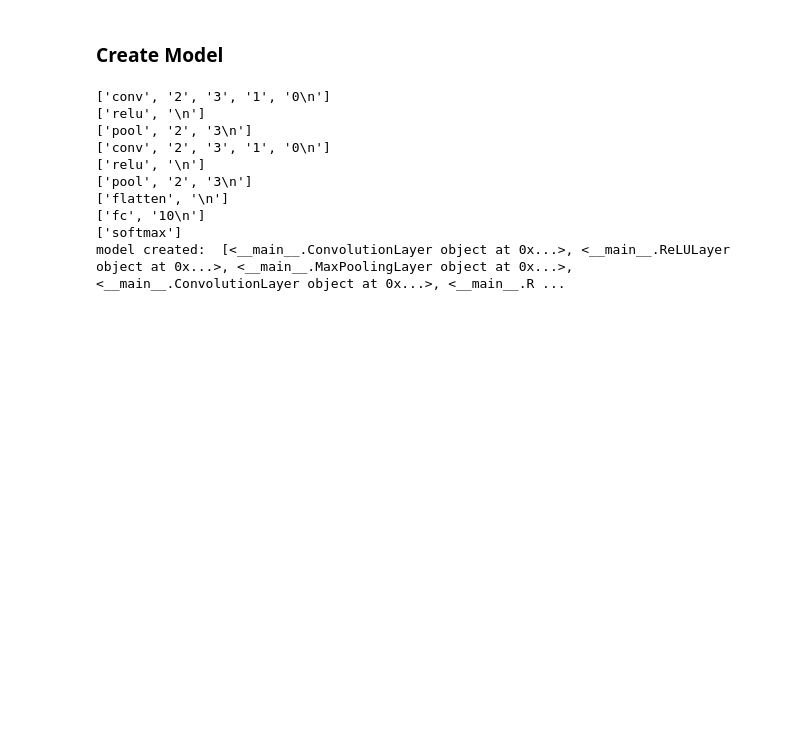
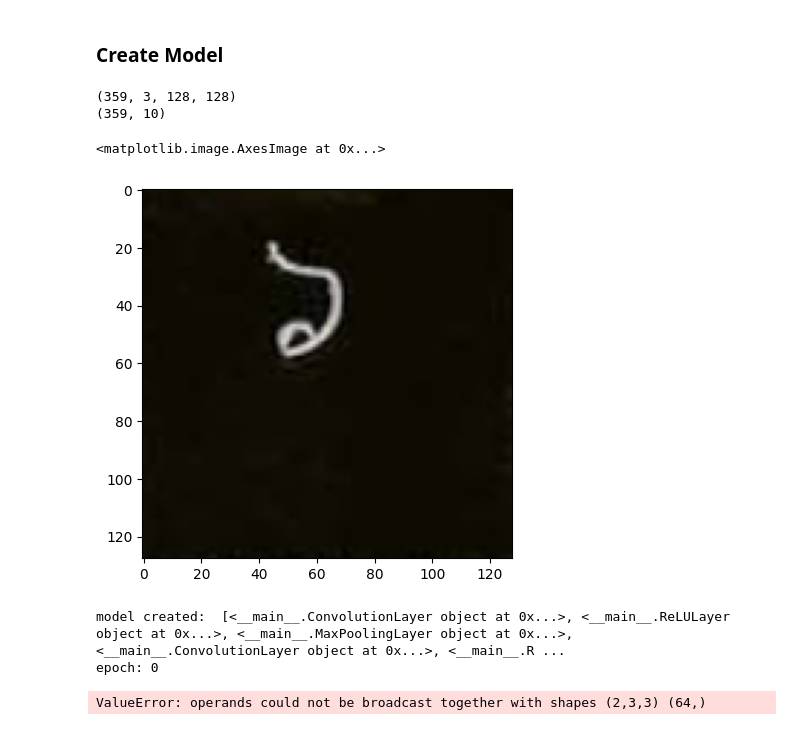
Before and after one commit to purbasha-nishat/Vectorized-Convolutional-Neural-Network-from-Scratch, a Jupyter notebook: 1705067.ipynb, the cells around one changed output. Cells and saved outputs as stored; diff of their text form; code cells hidden in the pictures; blank space fills up the shorter version.

Commit message:
Train added

```diff
--- a/1705067.ipynb
+++ b/1705067.ipynb
@@ -263,38 +266,2 @@ output--------
 # %% [markdown]
 ### Create Model
-# %%
-def createModel():
-    model = []
-
-    file = open('model.txt', 'r')
-    for line in file:
-        line_info = line.split(' ')
-        print(line_info)
-        if line_info[0] == 'conv' :
-            model.append(ConvolutionLayer(int(line_info[1]), int(line_info[2]), int(line_info[3]), int(line_info[4])))
-        elif line_info[0] == 'relu':
-            model.append(ReLULayer())
-        elif line_info[0] == 'pool':
-            model.append(MaxPoolingLayer(int(line_info[1]), int(line_info[2])))
-        elif line_info[0] == 'flatten':
-            model.append(FlatteningLayer())
-        elif line_info[0] == 'fc':
-            model.append(FullyConnectedLayer(int(line_info[1])))
-        elif line_info[0] == 'softmax':
-            model.append(SoftmaxLayer())
-    file.close()
-    print('model created: ', model)
-    # return model
-
-createModel()
-# %% [output]
-['conv', '2', '3', '1', '0\n']
-['relu', '\n']
-['pool', '2', '3\n']
-['conv', '2', '3', '1', '0\n']
-['relu', '\n']
-['pool', '2', '3\n']
-['flatten', '\n']
-['fc', '10\n']
-['softmax']
-model created:  [<__main__.ConvolutionLayer object at 0x...>, <__main__.ReLULayer object at 0x...>, <__main__.MaxPoolingLayer object at 0x...>, <__main__.ConvolutionLayer object at 0x...>, <__main__.R ...
@@ -300,0 +283,19 @@ model created:  [<__main__.ConvolutionLayer object at 0x...>, <__main__.ReLULaye
+# %%
+# get images
+def getImages(path):
+    images = []
+    for file in os.listdir(path):
+        img = cv2.imread(os.path.join(path, file))
+        img = cv2.resize(img, (128, 128))
+        img = cv2.cvtColor(img, cv2.COLOR_BGR2RGB)
+        img = (255-img.transpose(2, 0, 1))/255
+        images.append(img)
+    return np.array(images)
+# %%
+# get labels
+def getLabels(path):
+    labels = []
+    # using panda
+    df = pd.read_csv(path)
+    labels = df['digit']
+    return np.array(labels)
@@ -300,0 +333,25 @@ model created:  [<__main__.ConvolutionLayer object at 0x...>, <__main__.ReLULaye
+# %%
+images = getImages('data/training-b')
+labels = getLabels('data/training-b.csv')
+# one hot encode
+labels = np.eye(10)[labels]
+print(images.shape)
+print(labels.shape)
+# view an image
+plt.imshow(images[0].transpose(1, 2, 0))
+# %% [output]
+(359, 3, 128, 128)
+(359, 10)
+<matplotlib.image.AxesImage at 0x...>
+[figure, added]
+# %%
+# train model
+model = createModel()
+
+X_train, X_test, Y_train, Y_test = train_test_split(images, labels, test_size=0.2, random_state=42)
+train(model, X_train, X_test, Y_train, Y_test, 0.001, 10)
+# model
+# %% [output]
+model created:  [<__main__.ConvolutionLayer object at 0x...>, <__main__.ReLULayer object at 0x...>, <__main__.MaxPoolingLayer object at 0x...>, <__main__.ConvolutionLayer object at 0x...>, <__main__.R ...
+epoch: 0
+ValueError: operands could not be broadcast together with shapes (2,3,3) (64,)
```
Also changed, not shown: parts of 10 cells of this notebook, 1 other file.
